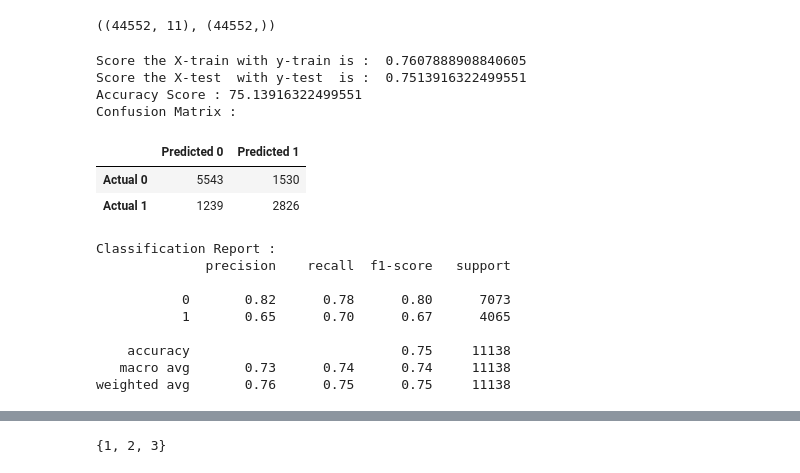
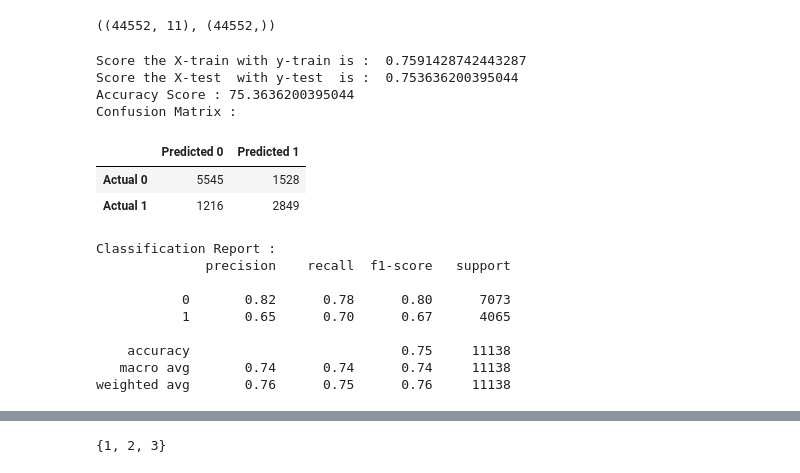
Before and after one commit to GPN87/DAVB-Project-4, a Jupyter notebook: tn-html/smoking5.ipynb, the cells around one changed output, grey strips where cells are left out. Drawn from its saved outputs; the diff is of its cells as text; code cells hidden in the pictures.

```diff
--- a/tn-html/smoking5.ipynb
+++ b/tn-html/smoking5.ipynb
@@ -539,47 +552,47 @@ plt.show()
 # %%
 # Split our preprocessed data into our features and target arrays
-features = ['age','gender','height(cm)','weight(kg)','systolic','hemoglobin','triglyceride','fasting blood sugar','serum creatinine','Gtp','smoking']
-X = new_smoking_df[features]
-y = new_smoking_df['smoking']
-X.shape, y.shape
+features = ['age','gender','height(cm)','weight(kg)','systolic','hemoglobin','triglyceride','HDL','serum creatinine','Gtp','smoking']
+X2 = new_smoking_df[features]
+y2 = new_smoking_df['smoking']
+X2.shape, y2.shape
 # %% [output]
 ((44552, 11), (44552,))
 # %%
 # Split our preprocessed data into our features and target arrays
-y = new_smoking_df['smoking']
-X = X.drop(["smoking"],axis = 1)
+y2 = new_smoking_df['smoking']
+X2 = X2.drop(["smoking"],axis = 1)
 
 # Split the preprocessed data into a training and testing dataset
-X_train, X_test, y_train, y_test = train_test_split(X, y, test_size=0.25, random_state=42)
+X_train2, X_test2, y_train2, y_test2 = train_test_split(X2, y2, test_size=0.25, random_state=42)
 # %%
 # RE-Train an Gradientboosting classifier
 
-GB = GradientBoostingClassifier(max_depth=3, n_estimators=100, learning_rate=0.1)
-GB.fit(X_train, y_train)
+GB2 = GradientBoostingClassifier(max_depth=3, n_estimators=100, learning_rate=0.1)
+GB2.fit(X_train2, y_train2)
 
-GB_y_pred = GB.predict(X_test)
+GB_y_pred2 = GB2.predict(X_test2)
 
-GB_cm = confusion_matrix(y_test, GB_y_pred)
-GB_cm_df = pd.DataFrame(
-    GB_cm, index=["Actual 0", "Actual 1"], columns=["Predicted 0", "Predicted 1"]
+GB_cm2 = confusion_matrix(y_test2, GB_y_pred2)
+GB_cm_df2 = pd.DataFrame(
+    GB_cm2, index=["Actual 0", "Actual 1"], columns=["Predicted 0", "Predicted 1"]
 )
 
-print("Score the X-train with y-train is : ", GB.score(X_train,y_train))
-print("Score the X-test  with y-test  is : ", GB.score(X_test,y_test))
-print("Accuracy Score :",accuracy_score(y_test,GB_y_pred)*100)
-GBv = accuracy_score(y_test,GB_y_pred)
+print("Score the X-train with y-train is : ", GB2.score(X_train2,y_train2))
+print("Score the X-test  with y-test  is : ", GB2.score(X_test2,y_test2))
+print("Accuracy Score :",accuracy_score(y_test2,GB_y_pred2)*100)
+GBv2 = accuracy_score(y_test2,GB_y_pred2)
 print("Confusion Matrix :")
-display(GB_cm_df)
+display(GB_cm_df2)
 print("Classification Report :")
-print(classification_report(y_test, GB_y_pred))
+print(classification_report(y_test2, GB_y_pred2))
 # %% [output]
-Score the X-train with y-train is :  0.7607888908840605
-Score the X-test  with y-test  is :  0.7513916322499551
-Accuracy Score : 75.13916322499551
+Score the X-train with y-train is :  0.7591428742443287
+Score the X-test  with y-test  is :  0.753636200395044
+Accuracy Score : 75.3636200395044
 Confusion Matrix :
 |  | Predicted 0 | Predicted 1 |
-| Actual 0 | 5543 | 1530 |
-| Actual 1 | 1239 | 2826 |
+| Actual 0 | 5545 | 1528 |
+| Actual 1 | 1216 | 2849 |
 Classification Report :
               precision    recall  f1-score   support
 
@@ -587,7 +600,7 @@ Classification Report :
            1       0.65      0.70      0.67      4065
 
     accuracy                           0.75     11138
-   macro avg       0.73      0.74      0.74     11138
-weighted avg       0.76      0.75      0.75     11138
+   macro avg       0.74      0.74      0.74     11138
+weighted avg       0.76      0.75      0.76     11138
 # %%
 # RE-train Random Forest Classifier test
```
Also changed, not shown: parts of 17 cells of this notebook, 2 other files.
